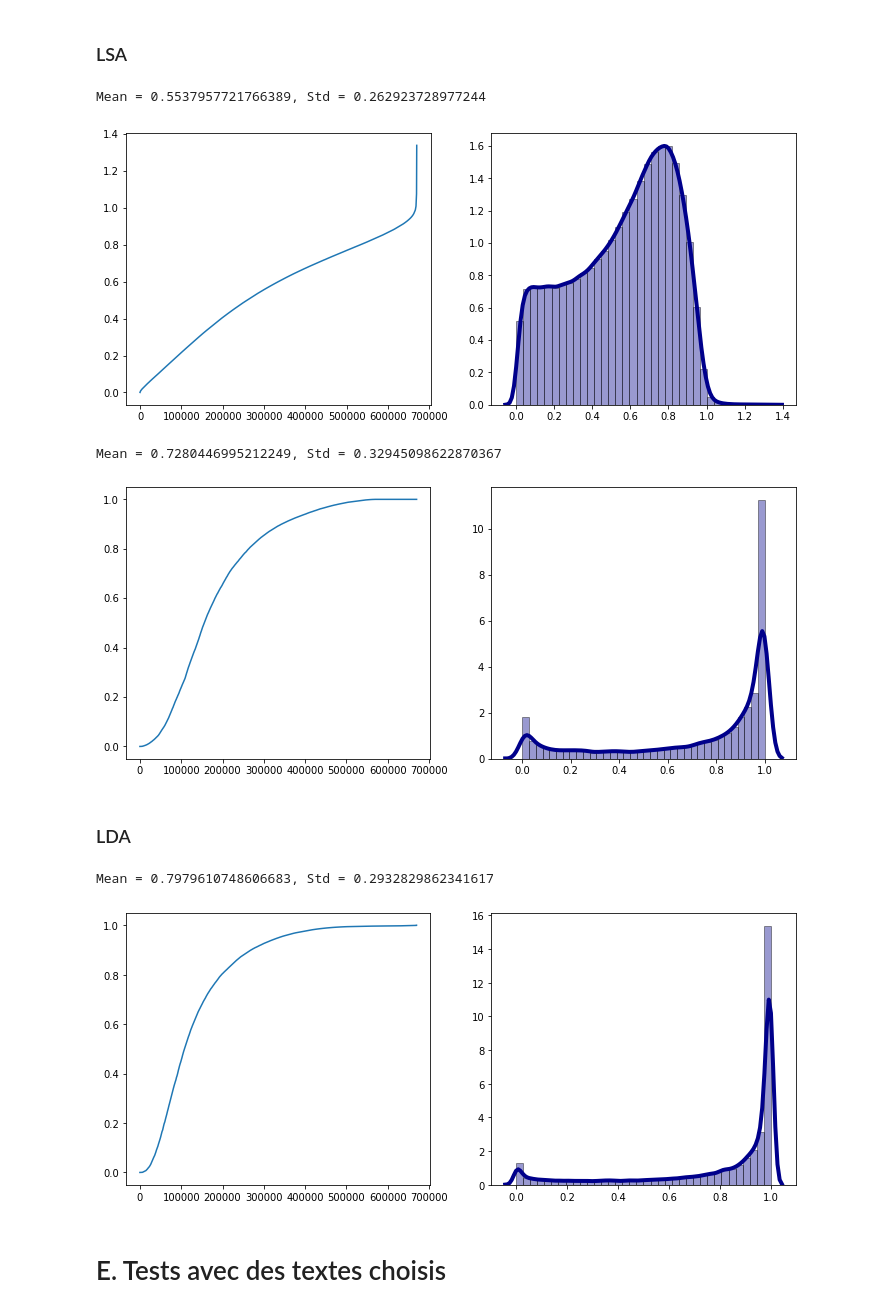
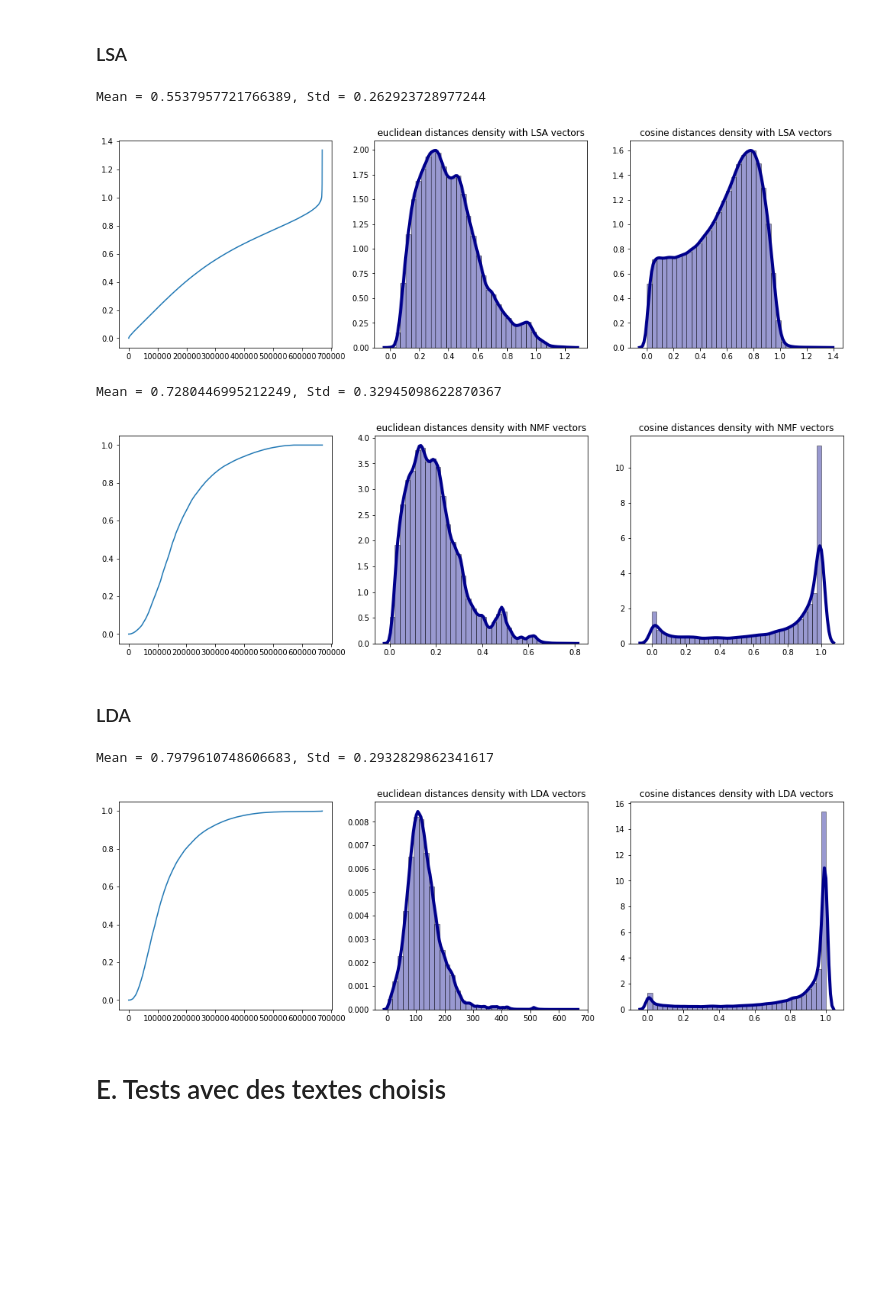
Before and after one commit to AchilleBaucher/confiance_diffusion, a Jupyter notebook: jupyter/clustering.ipynb, the cells around one changed output. Cells and saved outputs as stored; diff of their text form; code cells hidden in the pictures; blank space fills up the shorter version.

```diff
--- a/jupyter/clustering.ipynb
+++ b/jupyter/clustering.ipynb
@@ -545,20 +668,29 @@ Mean = 0.9898829545968626, Std = 0.7864513022506093
 # %%
 # Clacul avec les le LSA
 vc_lsa = lsa_doc_vectors
-dists_lsa = pdist(vc_lsa,'cosine')
+dists_lsa_euclidean, dists_lsa_cosine =  pdist(vc_lsa,'euclidean'), pdist(vc_lsa,'cosine')
 # %%
-fig,axes = plt.subplots(1,2,figsize = (12,5))
+fig,axes = plt.subplots(1,3,figsize = (17,5))
 axes[0].plot(np.sort(dists_lsa))
-sns.distplot(dists_lsa, hist=True, kde=True,
+sns.distplot(dists_lsa_euclidean, hist=True, kde=True,
              bins=int(180/5), color = 'darkblue',
              hist_kws={'edgecolor':'black'},
              kde_kws={'linewidth': 4},
             ax = axes[1])
+axes[1].set_title('{} distances density with {} vectors'.format('euclidean','LSA'))
+
+sns.distplot(dists_lsa_cosine, hist=True, kde=True,
+             bins=int(180/5), color = 'darkblue',
+             hist_kws={'edgecolor':'black'},
+             kde_kws={'linewidth': 4},
+            ax = axes[2])
+axes[2].set_title('{} distances density with {} vectors'.format('cosine','LSA'))
+
 corpus.values[(pair_indexes(len(vc_lsa))[np.argsort(dists_lsa)])[0]]
 print("Mean = {}, Std = {}".format(dists_lsa.mean(),dists_lsa.std()))
 # %% [output]
 Mean = 0.5537957721766389, Std = 0.262923728977244
-[figure, old version]
+[figure, new version]
 # %%
 # Clacul avec le nmf
 vc_nmf = nmf_doc_vectors
@@ -566,16 +698,25 @@ dists_nmf = pdist(vc_nmf,'cosine')
 # %%
-fig,axes = plt.subplots(1,2,figsize = (12,5))
+fig,axes = plt.subplots(1,3,figsize = (17,5))
 axes[0].plot(np.sort(dists_nmf))
-sns.distplot(dists_nmf, hist=True, kde=True,
+sns.distplot(dists_nmf_euclidean, hist=True, kde=True,
              bins=int(180/5), color = 'darkblue',
              hist_kws={'edgecolor':'black'},
              kde_kws={'linewidth': 4},
             ax = axes[1])
+axes[1].set_title('{} distances density with {} vectors'.format('euclidean','NMF'))
+
+sns.distplot(dists_nmf_cosine, hist=True, kde=True,
+             bins=int(180/5), color = 'darkblue',
+             hist_kws={'edgecolor':'black'},
+             kde_kws={'linewidth': 4},
+            ax = axes[2])
+axes[2].set_title('{} distances density with {} vectors'.format('cosine','NMF'))
+
 corpus.values[(pair_indexes(len(vc_nmf))[np.argsort(dists_nmf)])[0]]
 print("Mean = {}, Std = {}".format(dists_nmf.mean(),dists_nmf.std()))
 # %% [output]
 Mean = 0.7280446995212249, Std = 0.32945098622870367
-[figure, old version]
+[figure, new version]
 # %% [markdown]
 ### LDA
 # %%
@@ -585,16 +726,25 @@ dists_lda = pdist(vc_lda,'cosine')
 # %%
-fig,axes = plt.subplots(1,2,figsize = (12,5))
+fig,axes = plt.subplots(1,3,figsize = (17,5))
 axes[0].plot(np.sort(dists_lda))
-sns.distplot(dists_lda, hist=True, kde=True,
+sns.distplot(dists_lda_euclidean, hist=True, kde=True,
              bins=int(180/5), color = 'darkblue',
              hist_kws={'edgecolor':'black'},
              kde_kws={'linewidth': 4},
             ax = axes[1])
+axes[1].set_title('{} distances density with {} vectors'.format('euclidean','LDA'))
+
+sns.distplot(dists_lda_cosine, hist=True, kde=True,
+             bins=int(180/5), color = 'darkblue',
+             hist_kws={'edgecolor':'black'},
+             kde_kws={'linewidth': 4},
+            ax = axes[2])
+axes[2].set_title('{} distances density with {} vectors'.format('cosine','LDA'))
+
 corpus.values[(pair_indexes(len(vc_lda))[np.argsort(dists_lda)])[0]]
 print("Mean = {}, Std = {}".format(dists_lda.mean(),dists_lda.std()))
 # %% [output]
 Mean = 0.7979610748606683, Std = 0.2932829862341617
-[figure, old version]
+[figure, new version]
 # %% [markdown]
 # E. Tests avec des textes choisis
 # %%
```
Also changed, not shown: parts of 40 cells of this notebook, 3 other files.
